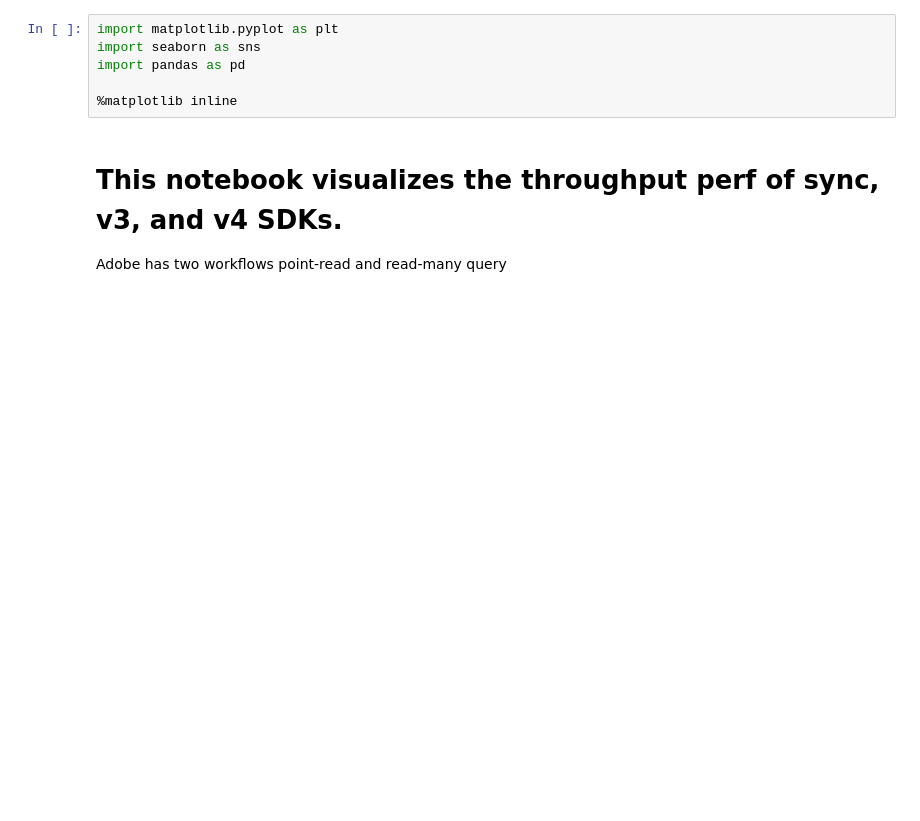
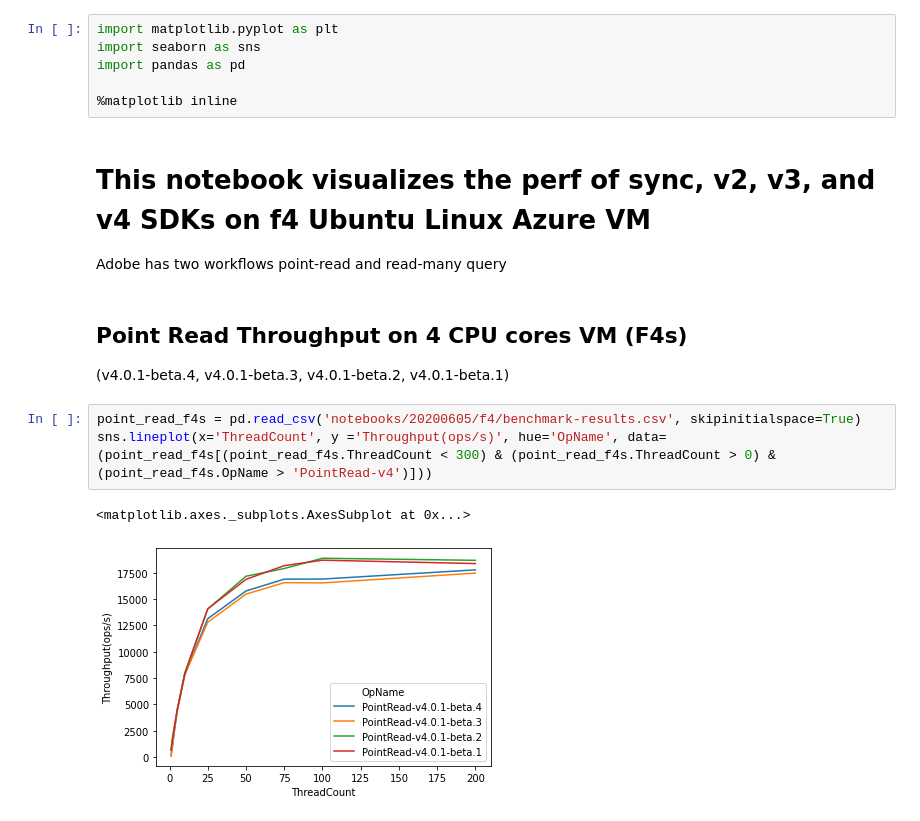
Before and after one commit to aravind-work/cosmosdb-benchmark-runner, a Jupyter notebook: PointRead-perf.ipynb, the cells around one changed output. Saved outputs shown, nothing was run; the diff lists cells and outputs as text; blank space fills up the shorter version.

```diff
--- a/PointRead-perf.ipynb
+++ b/PointRead-perf.ipynb
@@ -27,5 +10,14 @@ import pandas as pd
 
 %matplotlib inline
 # %% [markdown]
-# This notebook visualizes the throughput perf of sync, v3, and v4 SDKs.
+# This notebook visualizes the perf of sync, v2, v3, and v4 SDKs on f4 Ubuntu Linux Azure VM
 Adobe has two workflows point-read and read-many query
+# %% [markdown]
+## Point Read Throughput on 4 CPU cores VM (F4s)
+(v4.0.1-beta.4, v4.0.1-beta.3, v4.0.1-beta.2, v4.0.1-beta.1)
+# %%
+point_read_f4s = pd.read_csv('notebooks/20200605/f4/benchmark-results.csv', skipinitialspace=True)
+sns.lineplot(x='ThreadCount', y ='Throughput(ops/s)', hue='OpName', data=(point_read_f4s[(point_read_f4s.ThreadCount < 300) & (point_read_f4s.ThreadCount > 0) & (point_read_f4s.OpName > 'PointRead-v4')]))
+# %% [output]
+<matplotlib.axes._subplots.AxesSubplot at 0x...>
+[figure, added]
```
Also changed, not shown: parts of 7 cells of this notebook.
